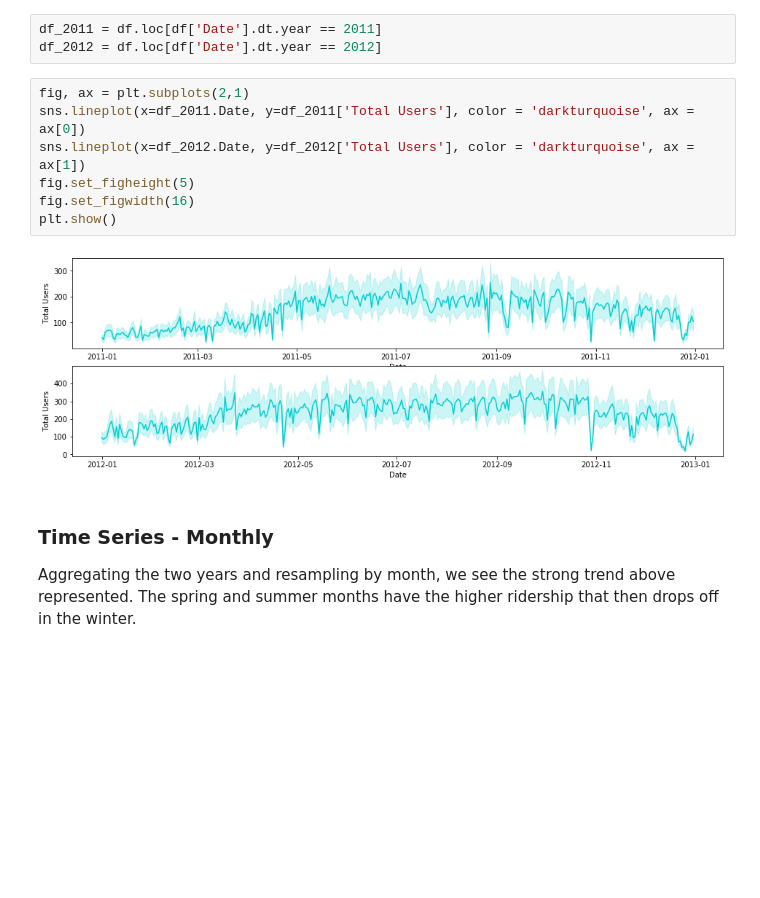
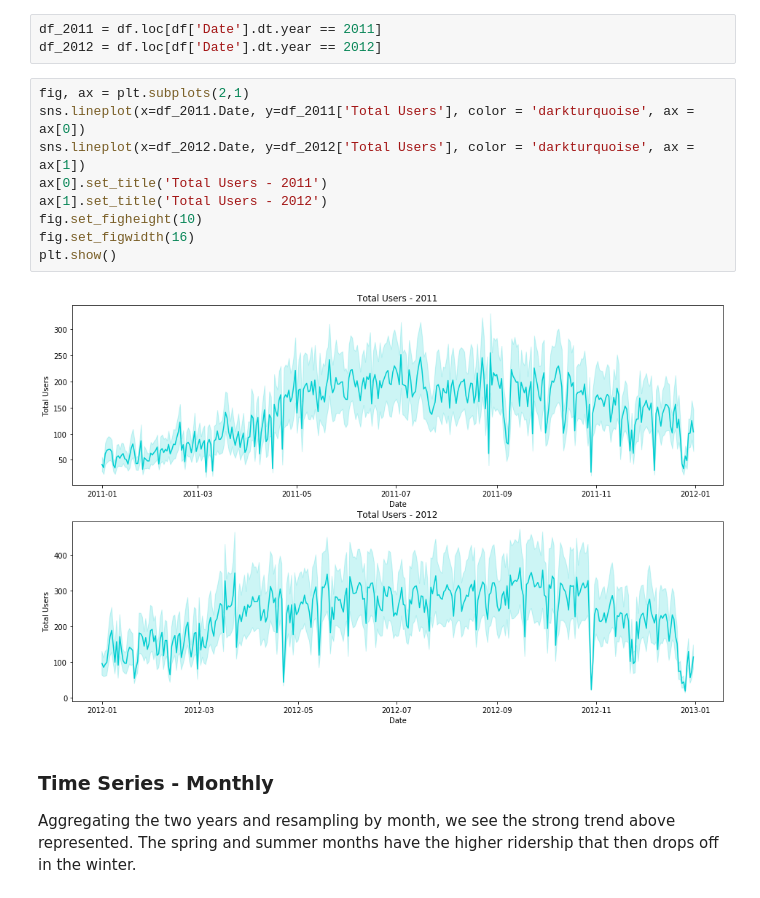
Before and after one commit to ArenCarpenter/Predicting_Bike_Ridership, a Jupyter notebook: 01_Exploratory_Data_Analysis.ipynb, the cells around one changed output. Drawn from its saved outputs; the diff is of its cells as text; blank space fills up the shorter version.

```diff
--- a/01_Exploratory_Data_Analysis.ipynb
+++ b/01_Exploratory_Data_Analysis.ipynb
@@ -136,12 +146,14 @@ df_2012 = df.loc[df['Date'].dt.year == 2012]
 # %%
 fig, ax = plt.subplots(2,1)
 sns.lineplot(x=df_2011.Date, y=df_2011['Total Users'], color = 'darkturquoise', ax = ax[0])
 sns.lineplot(x=df_2012.Date, y=df_2012['Total Users'], color = 'darkturquoise', ax = ax[1])
-fig.set_figheight(5)
+ax[0].set_title('Total Users - 2011')
+ax[1].set_title('Total Users - 2012')
+fig.set_figheight(10)
 fig.set_figwidth(16)
 plt.show()
 # %% [output]
-[figure, old version]
+[figure, new version]
 # %% [markdown]
 ### Time Series - Monthly
 
```
Also changed, not shown: parts of 7 cells of this notebook, 7 other files.
